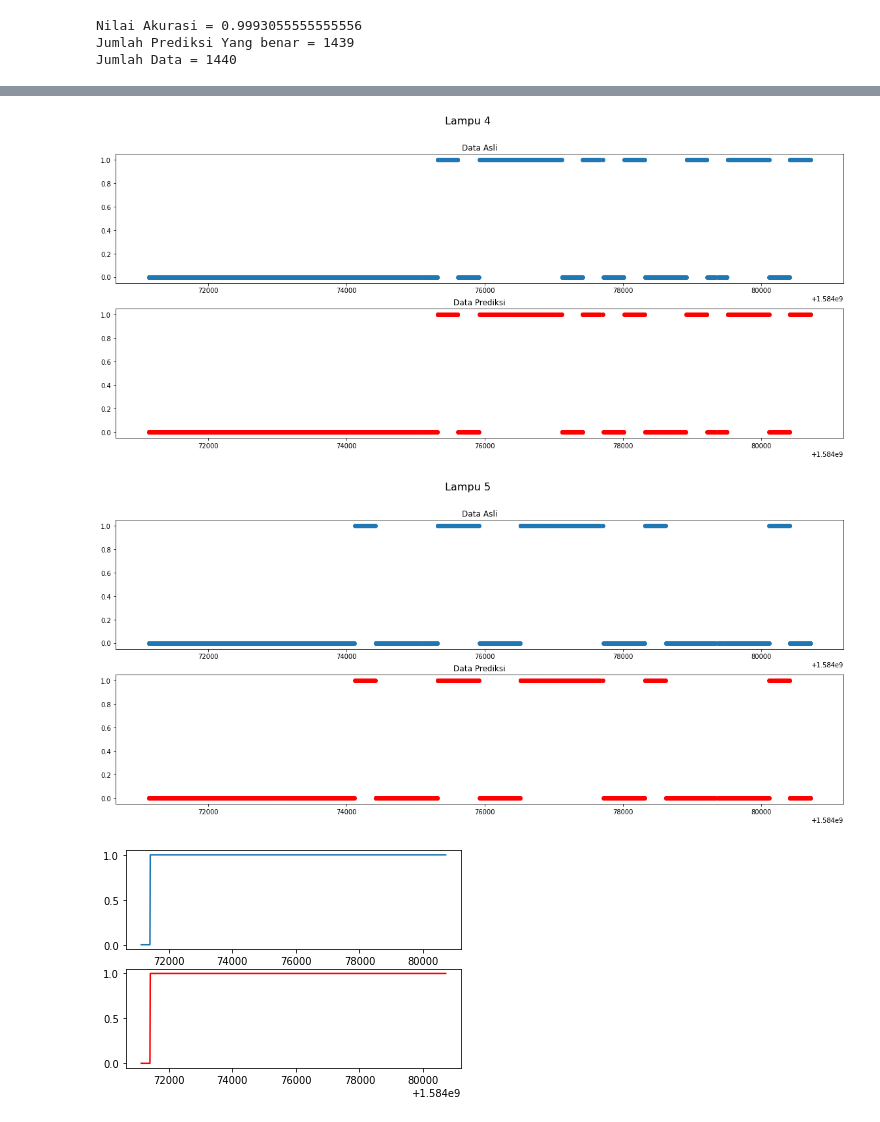
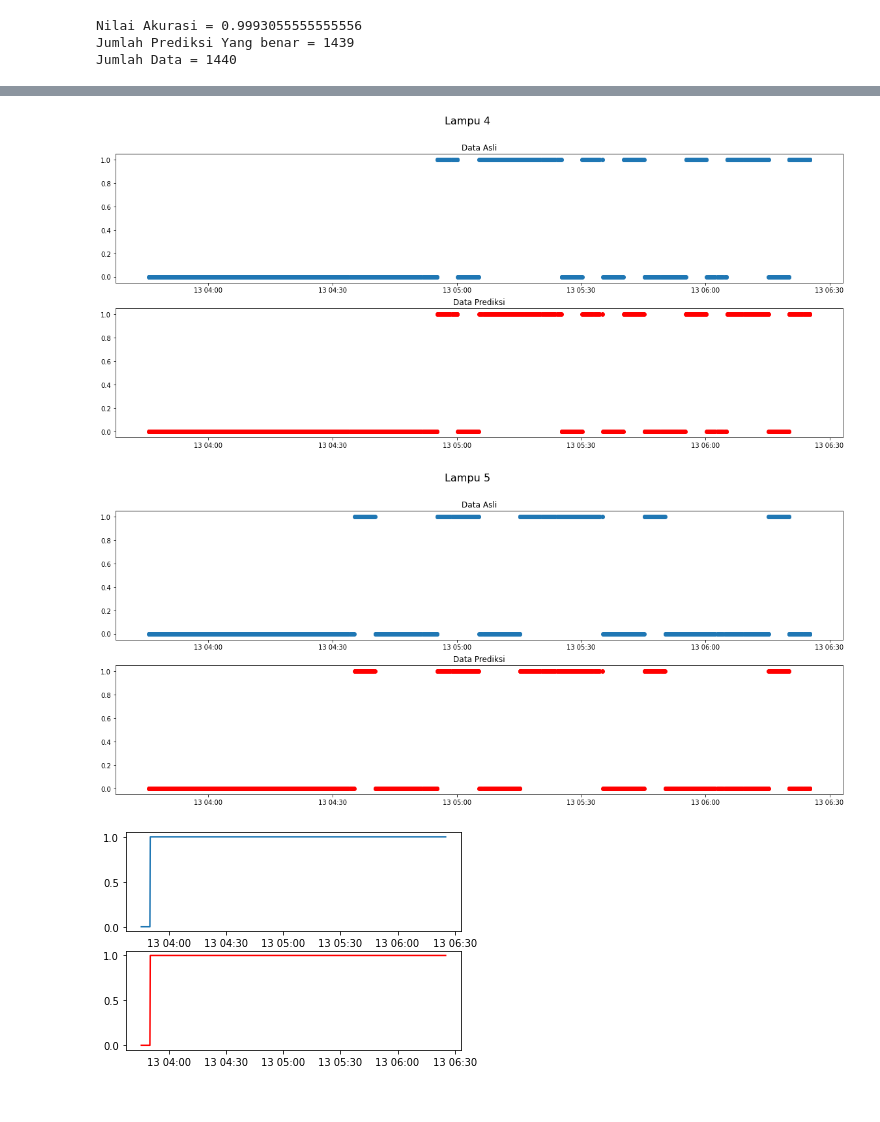
Before and after one commit to HenHimA1/A1, a Jupyter notebook: KNN.ipynb, the cells around one changed output, grey strips where cells are left out. Drawn from its saved outputs; the diff is of its cells as text; code cells hidden in the pictures.

```diff
--- a/KNN.ipynb
+++ b/KNN.ipynb
@@ -61,3 +61,12 @@ np.unique(Y_out,return_counts=True)
 Kemudian pisahkan antara data training dengan data testing (data testing tiga puluh persen dari data training)
 # %%
 X_train, X_test, y_train, y_test = train_test_split(X_inp1, Y_out, test_size=0.30, random_state=42)
+# %%
+from datetime import datetime
+X_testu = []
+for i in X_test[:,1]:
+  timestamp = i
+  dt_object = datetime.fromtimestamp(timestamp)
+  X_testu.append(dt_object)
+X_test = np.array([X_test[:,0],X_test[:,1],X_testu]).transpose()
+X_test
@@ -169,38 +187,38 @@ plt.show()
 plt.figure(figsize=(20, 8))
 plt.suptitle('Lampu 4', fontsize=16)
 plt.subplot(211)
-plt.scatter(X_test[:,1],k_ytest4)
+plt.scatter(X_test[:,2],k_ytest4)
 plt.title("Data Asli")
 plt.subplot(212)
-plt.scatter(X_test[:,1],k_prediksi4, color='red')
+plt.scatter(X_test[:,2],k_prediksi4, color='red')
 plt.title("Data Prediksi")
 plt.show()
 # %% [output]
-[figure, old version]
+[figure, new version]
 # %%
 plt.figure(figsize=(20, 8))
 plt.suptitle('Lampu 5', fontsize=16)
 plt.subplot(211)
-plt.scatter(X_test[:,1],k_ytest5)
+plt.scatter(X_test[:,2],k_ytest5)
 plt.title("Data Asli")
 plt.subplot(212)
-plt.scatter(X_test[:,1],k_prediksi5, color='red')
+plt.scatter(X_test[:,2],k_prediksi5, color='red')
 plt.title("Data Prediksi")
 plt.show()
 # %% [output]
-[figure, old version]
+[figure, new version]
 # %%
-lampu1linetest = np.array([X_test[:,1],k_ytest1]).transpose()
+lampu1linetest = np.array([X_test[:,2],k_ytest1]).transpose()
 lampu1linetest = lampu1linetest[np.argsort(lampu1linetest[:, 0])]
 lampu1linetest = lampu1linetest.transpose()
-lampu1lineprediksi = np.array([X_test[:,1],k_prediksi1]).transpose()
+lampu1lineprediksi = np.array([X_test[:,2],k_prediksi1]).transpose()
 lampu1lineprediksi = lampu1lineprediksi[np.argsort(lampu1lineprediksi[:, 0])]
 lampu1lineprediksi = lampu1lineprediksi.transpose()
 plt.subplot(2,1,1)
 plt.plot(lampu1linetest[0],lampu1linetest[1])
 plt.subplot(2,1,2)
 plt.plot(lampu1lineprediksi[0],lampu1lineprediksi[1], color="red")
 plt.show()
 # %% [output]
-[figure, old version]
+[figure, new version]
 # %%
```
Also changed, not shown: parts of 10 cells of this notebook.
